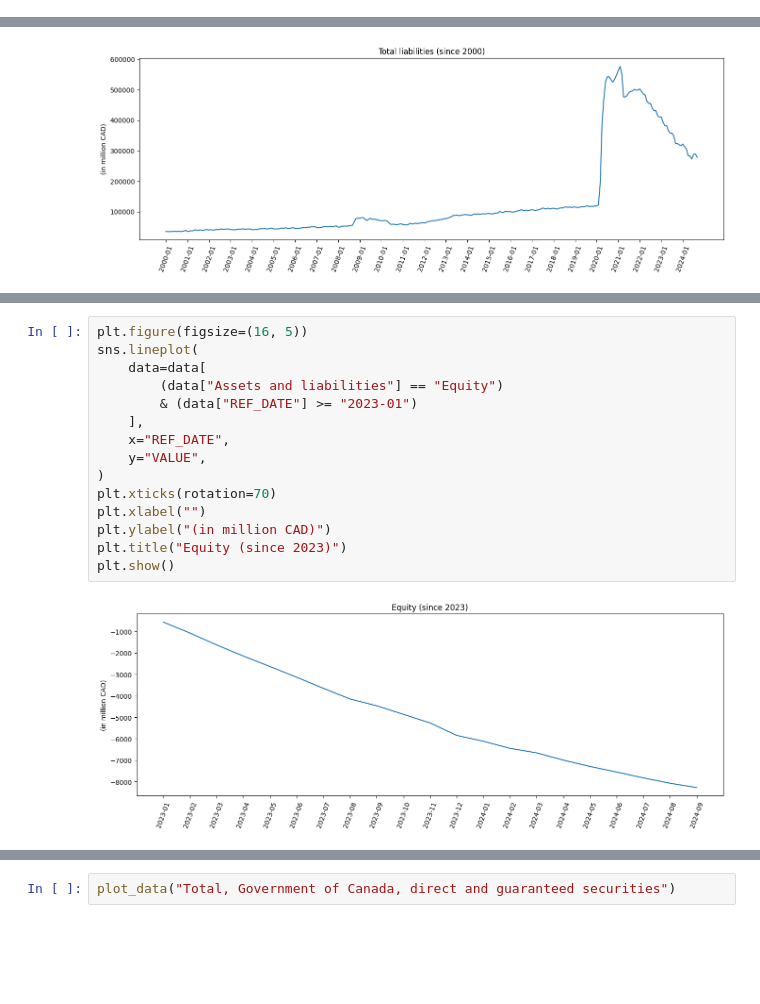
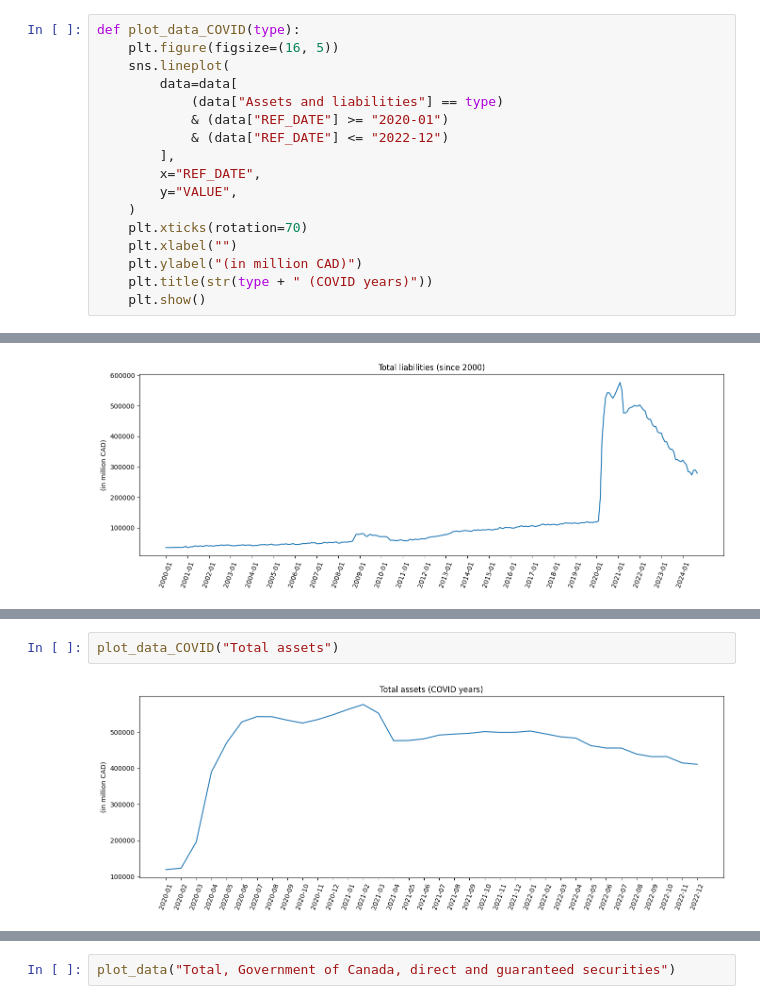
Before and after one commit to vanshuwjoshi/Bank-of-Canada-Assets-and-Liabilities, a Jupyter notebook: data_eda.ipynb, the cells around one changed output, grey strips where cells are left out. Saved outputs shown, nothing was run; the diff lists cells and outputs as text; blank space fills up the shorter version.

```diff
--- a/data_eda.ipynb
+++ b/data_eda.ipynb
@@ -61,3 +61,20 @@ def plot_data(type):
     plt.ylabel("(in million CAD)")
     plt.title(str(type + " (since 2000)"))
     plt.show()
+# %%
+def plot_data_COVID(type):
+    plt.figure(figsize=(16, 5))
+    sns.lineplot(
+        data=data[
+            (data["Assets and liabilities"] == type)
+            & (data["REF_DATE"] >= "2020-01")
+            & (data["REF_DATE"] <= "2022-12")
+        ],
+        x="REF_DATE",
+        y="VALUE",
+    )
+    plt.xticks(rotation=70)
+    plt.xlabel("")
+    plt.ylabel("(in million CAD)")
+    plt.title(str(type + " (COVID years)"))
+    plt.show()
@@ -107,17 +105,4 @@ plt.show()
-# %%
-plt.figure(figsize=(16, 5))
-sns.lineplot(
-    data=data[
-        (data["Assets and liabilities"] == "Equity")
-        & (data["REF_DATE"] >= "2023-01")
-    ],
-    x="REF_DATE",
-    y="VALUE",
-)
-plt.xticks(rotation=70)
-plt.xlabel("")
-plt.ylabel("(in million CAD)")
-plt.title("Equity (since 2023)")
-plt.show()
-# %% [output]
-[figure, removed]
+# %%
+plot_data_COVID("Total assets")
+# %% [output]
+[figure, added]
```
Also changed, not shown: parts of 12 cells of this notebook.
